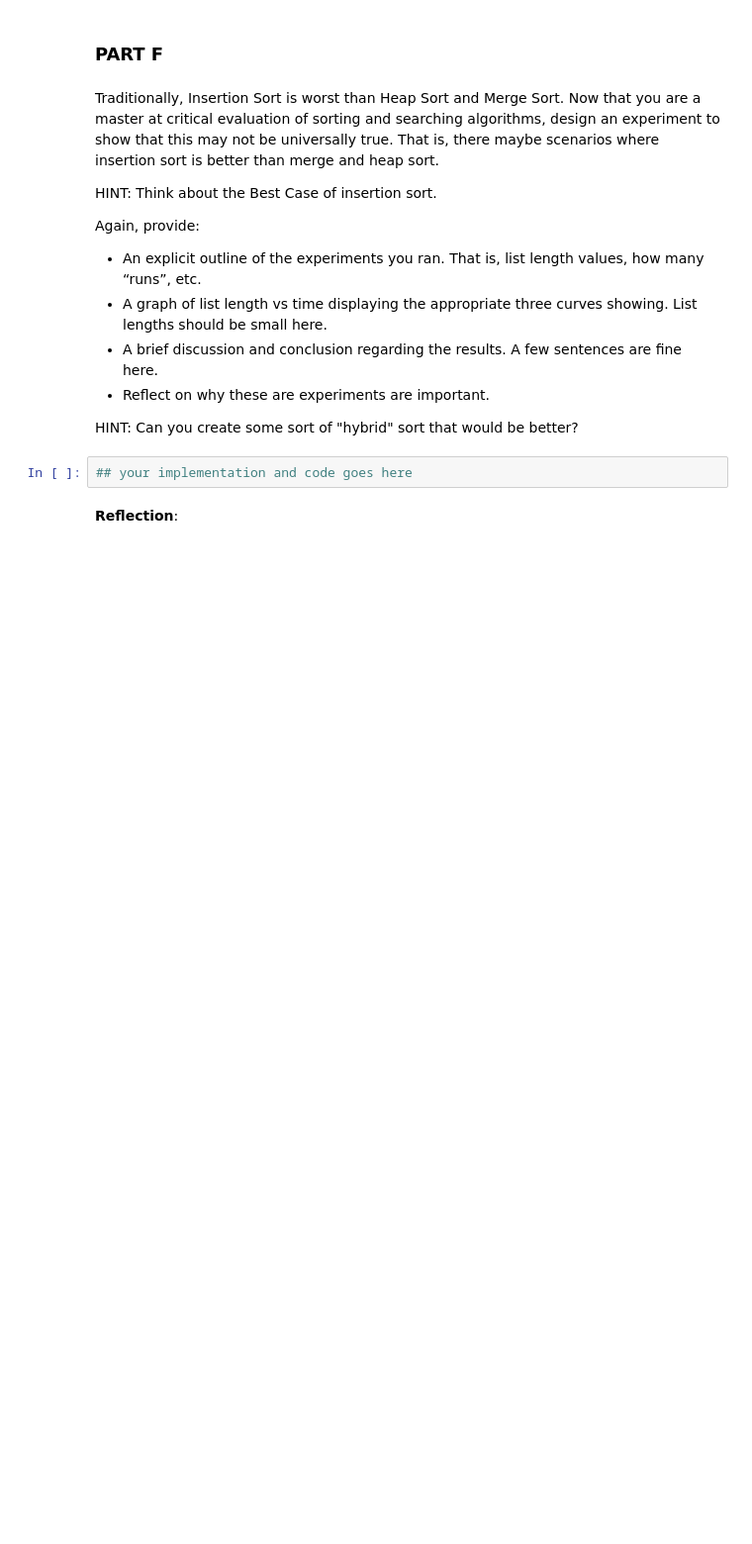
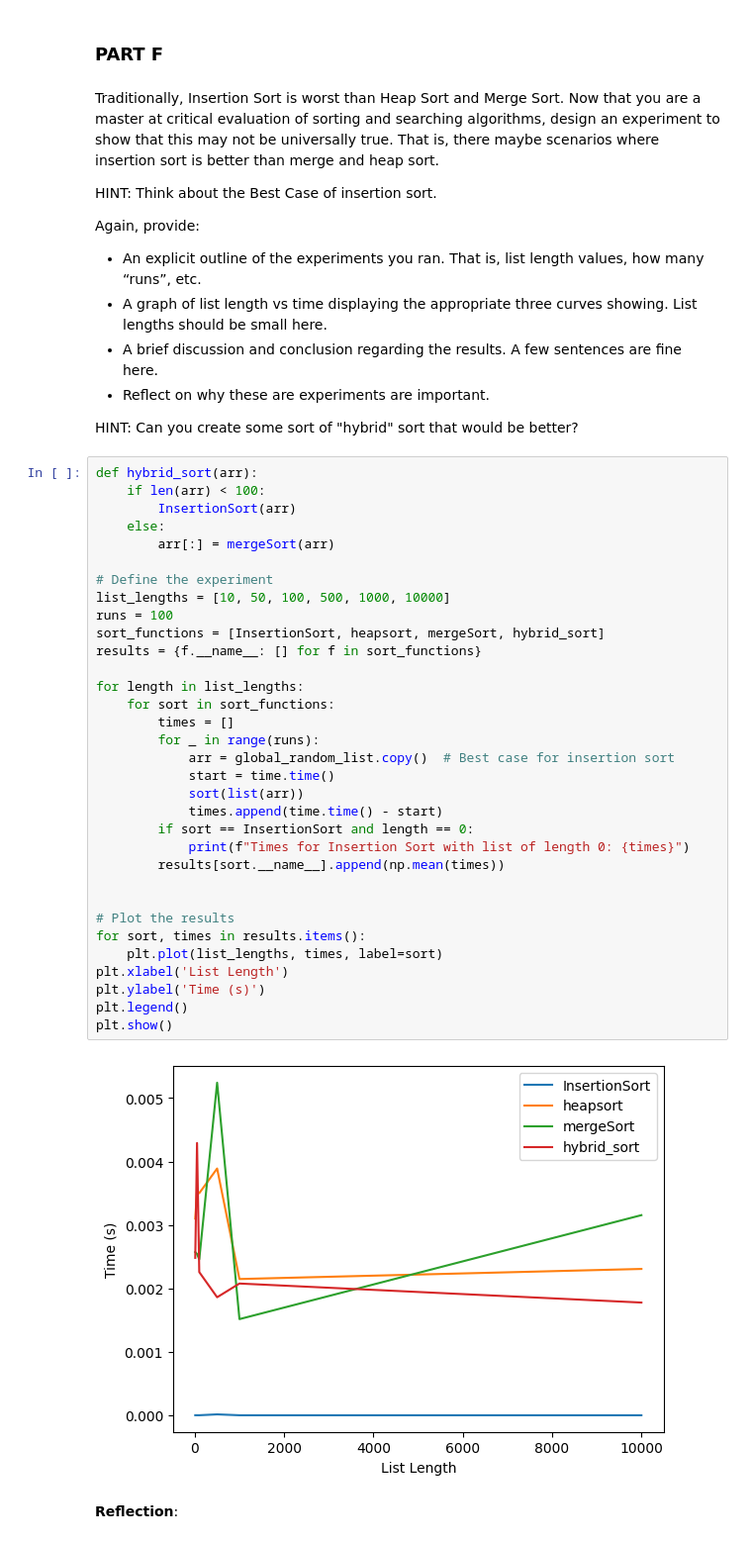
Before and after one commit to jamessidd/2XC3, a Jupyter notebook: Lab_II.ipynb, the cells around one changed output. Shown: that part at 99% size. Saved outputs shown, nothing was run; the diff lists cells and outputs as text; blank space fills up the shorter version.

```diff
--- a/Lab_II.ipynb
+++ b/Lab_II.ipynb
@@ -438,8 +484,41 @@ Again, provide:
 - Reflect on why these are experiments are important.
 
 HINT: Can you create some sort of "hybrid" sort that would be better?
-# %%
-## your implementation and code goes here
+# %%
+def hybrid_sort(arr):
+    if len(arr) < 100:
+        InsertionSort(arr)
+    else:
+        arr[:] = mergeSort(arr)
+
+# Define the experiment
+list_lengths = [10, 50, 100, 500, 1000, 10000]
+runs = 100
+sort_functions = [InsertionSort, heapsort, mergeSort, hybrid_sort]
+results = {f.__name__: [] for f in sort_functions}
+
+for length in list_lengths:
+    for sort in sort_functions:
+        times = []
+        for _ in range(runs):
+            arr = global_random_list.copy()  # Best case for insertion sort
+            start = time.time()
+            sort(list(arr))
+            times.append(time.time() - start)
+        if sort == InsertionSort and length == 0:
+            print(f"Times for Insertion Sort with list of length 0: {times}")
+        results[sort.__name__].append(np.mean(times))
+
+
+# Plot the results
+for sort, times in results.items():
+    plt.plot(list_lengths, times, label=sort)
+plt.xlabel('List Length')
+plt.ylabel('Time (s)')
+plt.legend()
+plt.show()
+# %% [output]
+[figure, added]
 # %% [markdown]
 **Reflection**:
 # %% [markdown]
```
Also changed, not shown: parts of 8 cells of this notebook.
